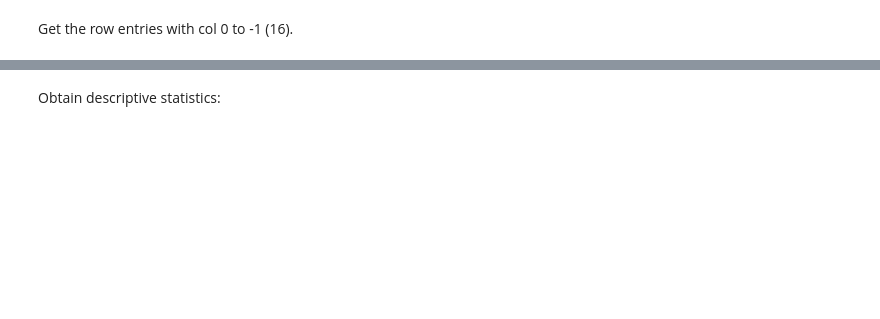
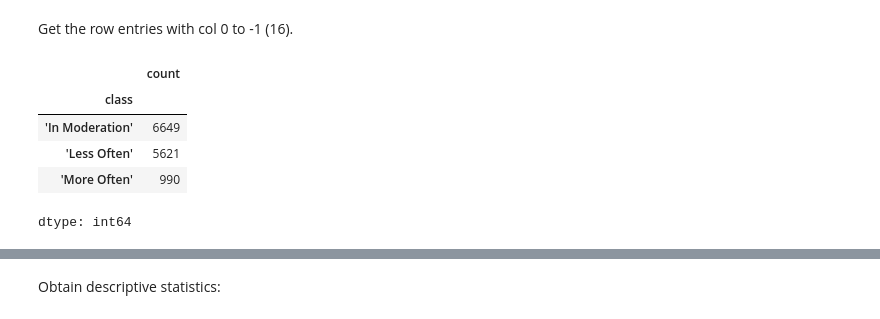
Before and after one commit to MassGH2023/Supervised-Machine-Learning-Classification, a Jupyter notebook: Logistic Regression/lab_jupyter_logistic_regression_v2.ipynb, the cells around one changed output, grey strips where cells are left out. Cells and saved outputs as stored; diff of their text form; code cells hidden in the pictures; blank space fills up the shorter version.

```diff
--- a/Logistic Regression/lab_jupyter_logistic_regression_v2.ipynb
+++ b/Logistic Regression/lab_jupyter_logistic_regression_v2.ipynb
@@ -74,5 +123,14 @@ food_df.head(10)
 # %% [markdown]
 Get the row entries with col 0 to -1 (16).
+# %%
+food_df['class'].value_counts()
+# %% [output]
+|  | count |
+| class |  |
+| 'In Moderation' | 6649 |
+| 'Less Often' | 5621 |
+| 'More Often' | 990 |
+dtype: int64
 # %%
 
 feature_cols = list(food_df.iloc[:, :-1].columns)
```
Also changed, not shown: parts of 45 cells of this notebook.
